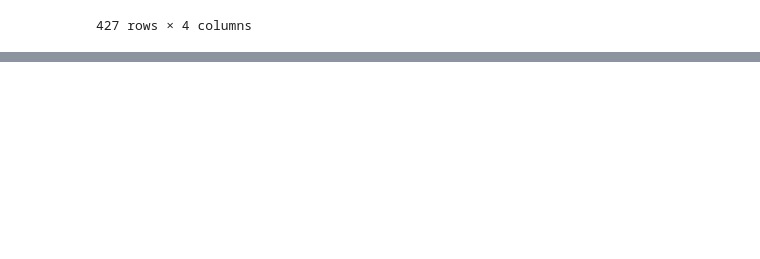
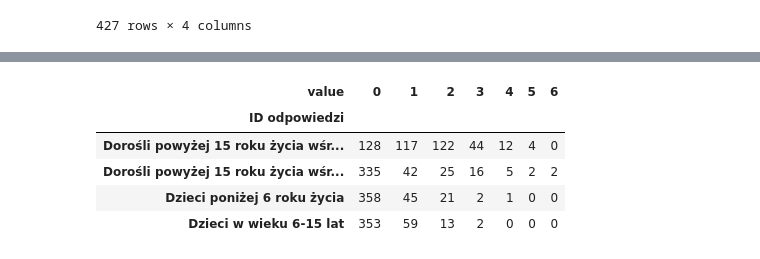
Before and after one commit to AgataSkibinska/urban-mobility-project, a Jupyter notebook: notebooks/gadow-demographics-housing.ipynb, the cells around one changed output, grey strips where cells are left out. Cells and saved outputs as stored; diff of their text form; code cells hidden in the pictures; blank space fills up the shorter version.

Commit message:
housing gadow

```diff
--- a/notebooks/gadow-demographics-housing.ipynb
+++ b/notebooks/gadow-demographics-housing.ipynb
@@ -2,7 +2,7 @@
 import pandas as pd
 import plotly.express as px
 # %%
-path = "KBR_Gadow_2019_bez_hasla.xlsx"
+path = "../data/raw/KBR_Gadow_2019_bez_hasla.xlsx"
 # %%
 df = pd.read_excel(path, index_col=0, header=[0,1])
 # %%
@@ -45,0 +41,3 @@ df_house
+# %%
+house_melted = pd.melt(df_house, ignore_index=False)
+house_melted
@@ -45,0 +58,9 @@ df_house
+# %%
+pd.crosstab(house_melted['ID odpowiedzi'], house_melted['value'])#%%
+# %% [output]
+| value | 0 | 1 | 2 | 3 | 4 | 5 | 6 |
+| ID odpowiedzi |  |  |  |  |  |  |  |
+| Dorośli powyżej 15 roku życia wśr... | 128 | 117 | 122 | 44 | 12 | 4 | 0 |
+| Dorośli powyżej 15 roku życia wśr... | 335 | 42 | 25 | 16 | 5 | 2 | 2 |
+| Dzieci poniżej 6 roku życia | 358 | 45 | 21 | 2 | 1 | 0 | 0 |
+| Dzieci w wieku 6-15 lat | 353 | 59 | 13 | 2 | 0 | 0 | 0 |
```
Also changed, not shown: parts of 7 cells of this notebook, 1 other file.
